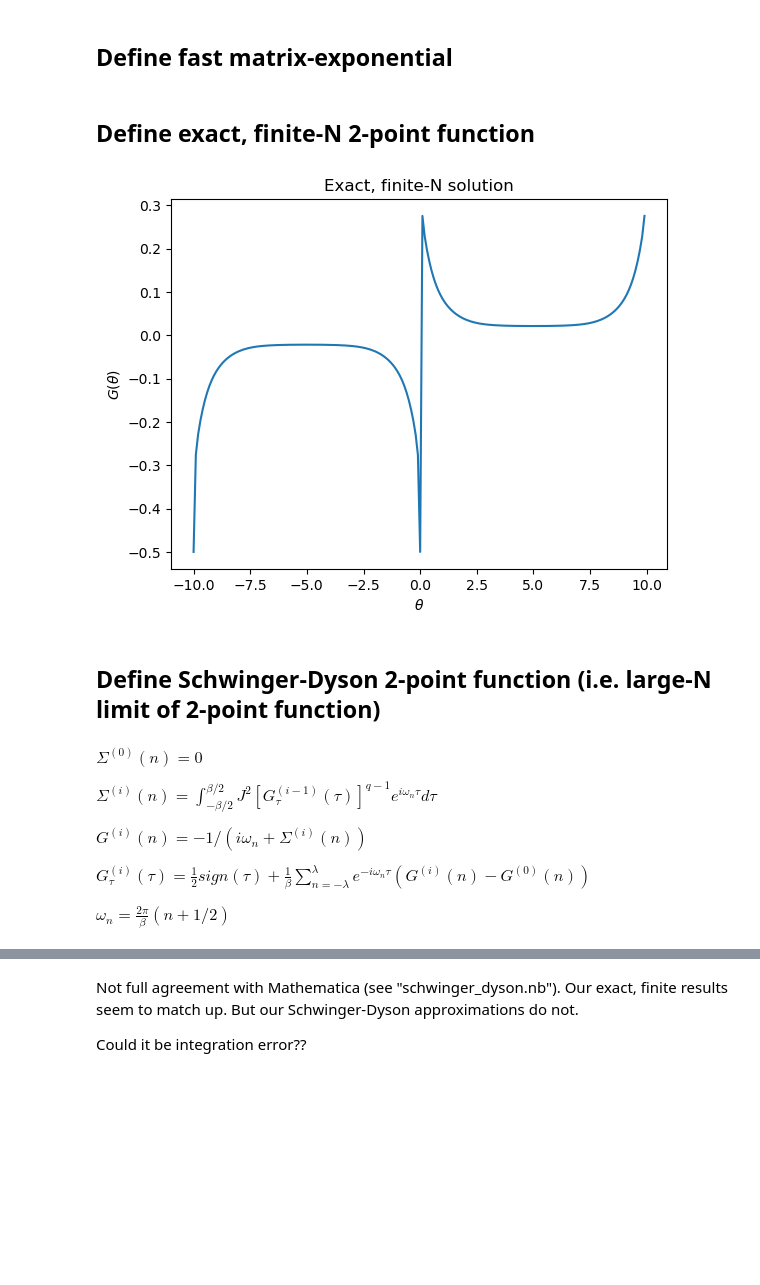
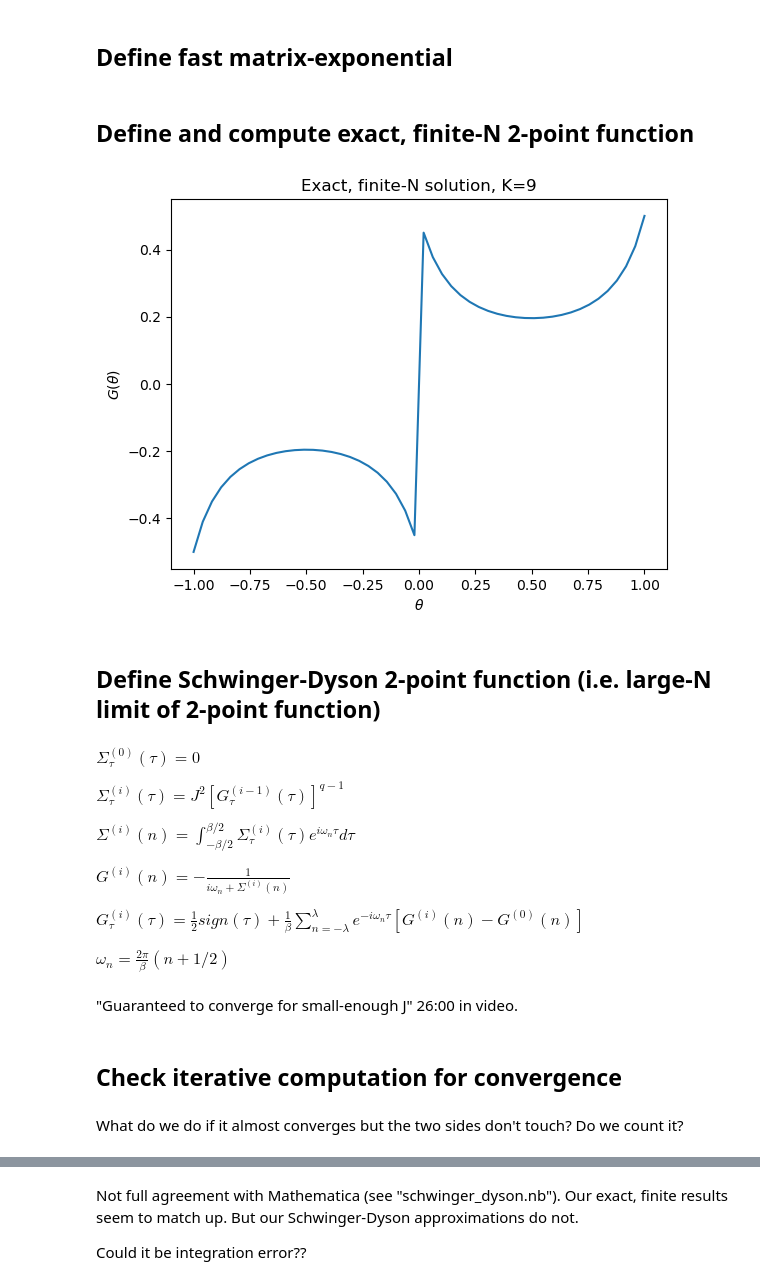
Before and after one commit to abdelabd/SYK, a Jupyter notebook: schwinger_dyson.ipynb, the cells around one changed output, grey strips where cells are left out. Saved outputs shown, nothing was run; the diff lists cells and outputs as text; code cells hidden in the pictures; blank space fills up the shorter version.

```diff
--- a/schwinger_dyson.ipynb
+++ b/schwinger_dyson.ipynb
@@ -30,6 +35,7 @@ import pandas as pd
 from joblib import Parallel, delayed
 from numba import jit, njit, prange
 
+import functools
 
 ################## Locals #############################
 from hamiltonian_generation import make_H4_sparse
@@ -41,7 +47,8 @@ np.random.seed(0)
 # Physical constants
 N = 2*K # number of fermions
 N_DIM = 2**K # Hilbert space dimensions
-TAU_RANGE = np.arange(-BETA, BETA, 0.1) # imaginary-time domain
+#TAU_RANGE = np.arange(-BETA, BETA, 0.1) # imaginary-time domain
+TAU_RANGE = np.linspace(-BETA, BETA, 50) # imaginary-time domain
 
 # Computational stuff
 N_SAMPLES = 160 # number of samples to generate
@@ -86,7 +93,7 @@ def matrix_exponential(A, n): # A = matrix, n = order of expansion
         out += last_term
     return out
 # %% [markdown]
-## Define exact, finite-N 2-point function
+## Define and compute exact, finite-N 2-point function
 # %%
 
 def G_finite_exact(psi_a, psi_b, H, tau, beta, lam):
@@ -113,60 +116,38 @@ def G_finite_exact(psi_a, psi_b, H, tau, beta, lam):
         num = np.trace(E_beta_tau @ psi_b @ E_tau @ psi_a)
         den = np.trace(E_beta_tau @ E_tau)
         return -num/den
-# %%
-later="""
-def G_finite_exact(psi_a, psi_b, H, tau, beta, lam):
-    # psi_a, psi_b = fermions
-    # tau = imaginary time
-    # beta = inverse temperature
-    # lam = beta*J
-    # Note: a,b,tau,beta,lam are all scalars
-
-    # Note that this if/else basically defines the time-ordering operator
-    if tau>0:
-        E_tau = matrix_exponential(-tau*H*lam, E_ORDER)
-        E_beta_tau = matrix_exponential((-beta+tau)*H*lam, E_ORDER)
-        #E_tau = expm(-tau*H*lam)
-        #E_beta_tau = expm((-beta+tau)*H*lam)
-        num = np.trace(E_beta_tau @ psi_a @ E_tau @ psi_b)
-        den = np.trace(E_beta_tau @ E_tau)
-        return 0.5*np.sign(tau)+num/den
-    else:
-        E_tau = matrix_exponential(tau*H*lam, E_ORDER)
-        E_beta_tau = matrix_exponential(-(beta+tau)*H*lam, E_ORDER)
-        #E_tau = expm(tau*H*lam)
-        #E_beta_tau = expm(-(beta+tau)*H*lam)
-        num = np.trace(E_beta_tau @ psi_b @ E_tau @ psi_a)
-        den = np.trace(E_beta_tau @ E_tau)
-        return 0.5*np.sign(tau)-num/den"""
 # %%
 psi_a = psi[0]
 psi_b = psi[0]
 
-G_finite_range = Parallel(n_jobs=N_JOBS)(delayed(G_finite_exact)(psi_a, psi_b, H_test, tau, BETA, LAMBDA_1) for tau in TAU_RANGE)
+G_finite_range = Parallel(n_jobs=N_JOBS)(delayed(G_finite_exact)(psi_a, psi_b, H_test, tau, BETA, LAMBDA_BJ) for tau in TAU_RANGE)
 G_finite_range = np.real(np.array(G_finite_range))
 
 plt.figure()
 plt.plot(TAU_RANGE, G_finite_range)
 plt.xlabel(r"$\theta$")
 plt.ylabel(r"$G(\theta)$")
-plt.title("Exact, finite-N solution")
+plt.title(f"Exact, finite-N solution, K={K}")
 plt.show()
 plt.close()
 # %% [output]
-[figure, old version]
+[figure, new version]
 # %% [markdown]
 ## Define Schwinger-Dyson 2-point function (i.e. large-N limit of 2-point function)
 # %% [markdown]
-$\Sigma^{(0)}(n)=0$
+$\Sigma_\tau^{(0)}(\tau)=0$
 
-$\Sigma^{(i)}(n) = \int_{-\beta/2}^{\beta/2} J^2 [G_{\tau}^{(i-1)} (\tau)]^{q-1} e^{i\omega_{n}\tau} d\tau$
+$\Sigma_\tau^{(i)}(\tau) = J^2 [G_{\tau}^{(i-1)} (\tau)]^{q-1}$
 
-$G^{(i)}(n) = -1/(i\omega_{n}+\Sigma^{(i)}(n))$
+$\Sigma^{(i)}(n) = \int_{-\beta/2}^{\beta/2} \Sigma_\tau^{(i)}(\tau)  e^{i\omega_{n}\tau} d\tau$
 
-$G_\tau^{(i)}(\tau) = \frac{1}{2}sign(\tau) + \frac{1}{\beta} \sum_{n=-\lambda}^\lambda e^{-i \omega_n \tau} (G^{(i)}(n) - G^{(0)}(n))$
+$G^{(i)}(n) = -\frac{1}{i\omega_{n}+\Sigma^{(i)}(n)}$
+
+$G_\tau^{(i)}(\tau) = \frac{1}{2}sign(\tau) + \frac{1}{\beta} \sum_{n=-\lambda}^\lambda e^{-i \omega_n \tau} [G^{(i)}(n) - G^{(0)}(n)]$
 
 $\omega_n=\frac{2\pi}{\beta}(n+1/2)$
+# %% [markdown]
+"Guaranteed to converge for small-enough J" 26:00 in video.
 # %%
 # TODO: Study numerical integration effects, discretization limit and errors, different integration method, parallelization
 
@@ -268,3 +262,7 @@ def G_tau(i, tau):
+# %% [markdown]
+## Check iterative computation for convergence
+# %% [markdown]
+What do we do if it almost converges but the two sides don't touch? Do we count it?
 # %%
 i_range = np.arange(N_ITER)
 
```
Also changed, not shown: parts of 10 cells of this notebook, 1 other file.
